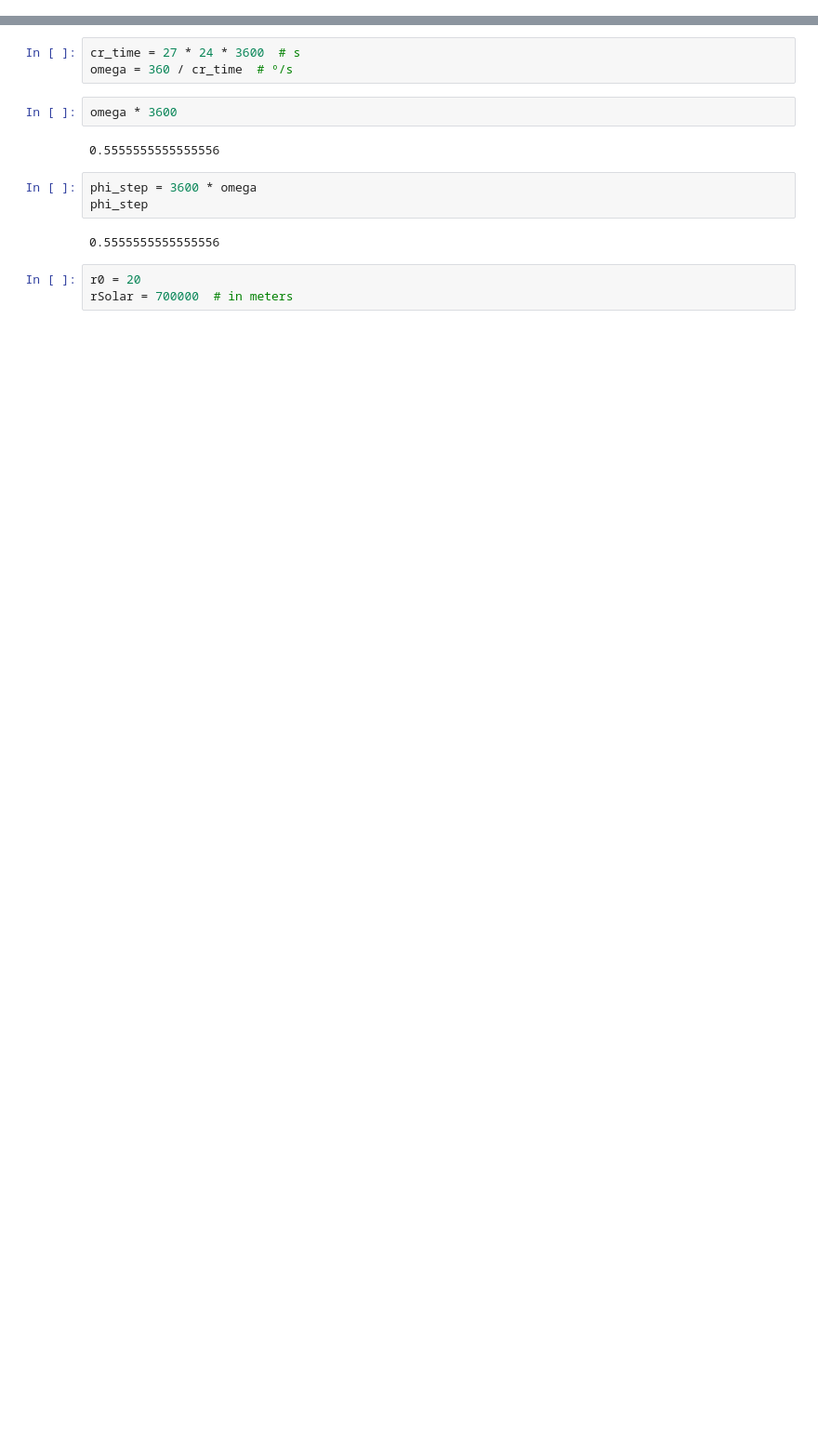
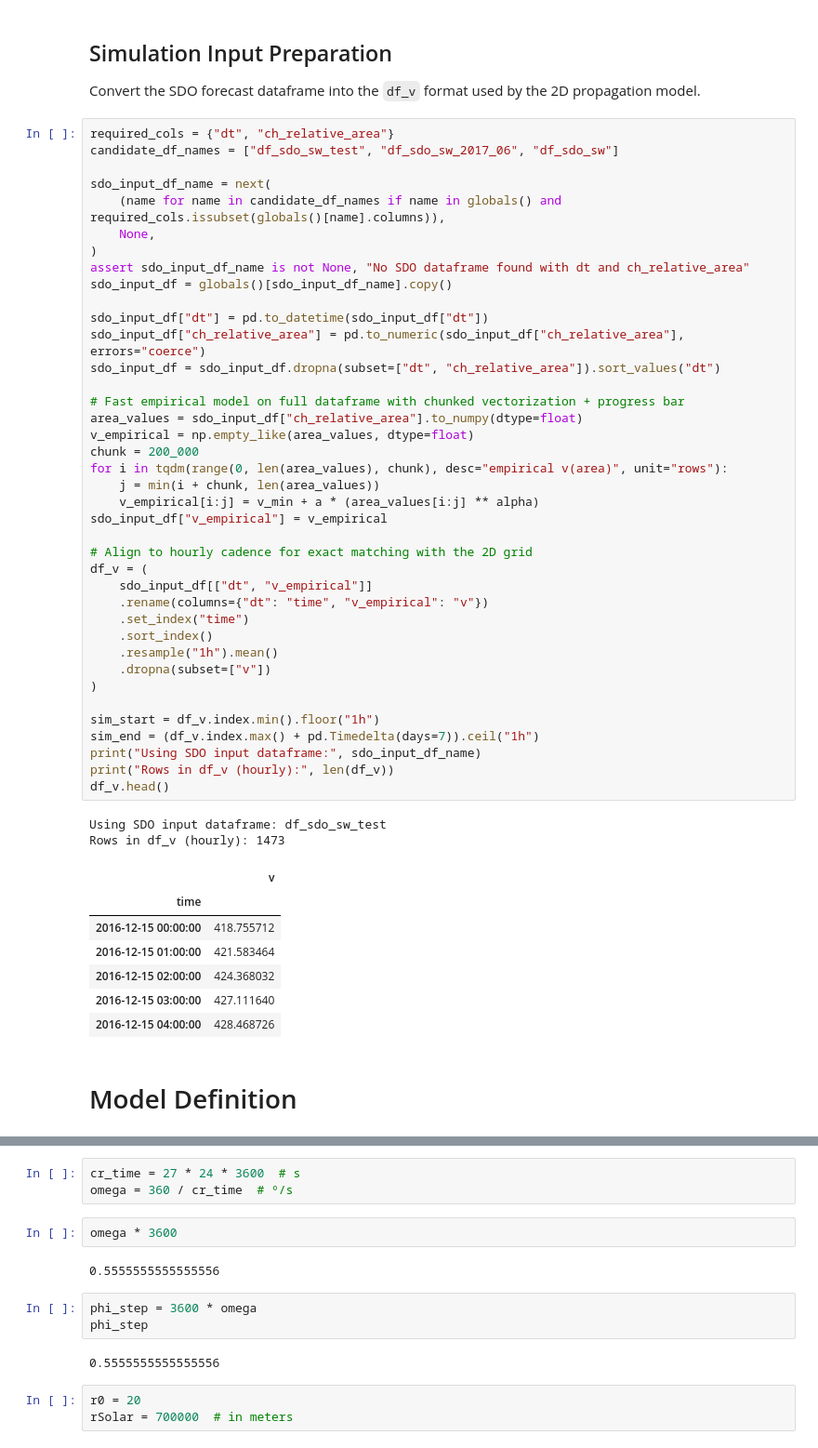
Before and after one commit to oscu0/helio-n, a Jupyter notebook: SW.ipynb, the cells around one changed output, grey strips where cells are left out. Shown at 93% size. Cells and saved outputs as stored; diff of their text form; blank space fills up the shorter version.

```diff
--- a/SW.ipynb
+++ b/SW.ipynb
@@ -26,0 +88,55 @@ AttributeError: Can only use .str accessor with string values!
+# %% [markdown]
+## Simulation Input Preparation
+
+Convert the SDO forecast dataframe into the `df_v` format used by the 2D propagation model.
+# %%
+required_cols = {"dt", "ch_relative_area"}
+candidate_df_names = ["df_sdo_sw_test", "df_sdo_sw_2017_06", "df_sdo_sw"]
+
+sdo_input_df_name = next(
+    (name for name in candidate_df_names if name in globals() and required_cols.issubset(globals()[name].columns)),
+    None,
+)
+assert sdo_input_df_name is not None, "No SDO dataframe found with dt and ch_relative_area"
+sdo_input_df = globals()[sdo_input_df_name].copy()
+
+sdo_input_df["dt"] = pd.to_datetime(sdo_input_df["dt"])
+sdo_input_df["ch_relative_area"] = pd.to_numeric(sdo_input_df["ch_relative_area"], errors="coerce")
+sdo_input_df = sdo_input_df.dropna(subset=["dt", "ch_relative_area"]).sort_values("dt")
+
+# Fast empirical model on full dataframe with chunked vectorization + progress bar
+area_values = sdo_input_df["ch_relative_area"].to_numpy(dtype=float)
+v_empirical = np.empty_like(area_values, dtype=float)
+chunk = 200_000
+for i in tqdm(range(0, len(area_values), chunk), desc="empirical v(area)", unit="rows"):
+    j = min(i + chunk, len(area_values))
+    v_empirical[i:j] = v_min + a * (area_values[i:j] ** alpha)
+sdo_input_df["v_empirical"] = v_empirical
+
+# Align to hourly cadence for exact matching with the 2D grid
+df_v = (
+    sdo_input_df[["dt", "v_empirical"]]
+    .rename(columns={"dt": "time", "v_empirical": "v"})
+    .set_index("time")
+    .sort_index()
+    .resample("1h").mean()
+    .dropna(subset=["v"])
+)
+
+sim_start = df_v.index.min().floor("1h")
+sim_end = (df_v.index.max() + pd.Timedelta(days=7)).ceil("1h")
+print("Using SDO input dataframe:", sdo_input_df_name)
+print("Rows in df_v (hourly):", len(df_v))
+df_v.head()
+# %% [output]
+Using SDO input dataframe: df_sdo_sw_test
+Rows in df_v (hourly): 1473
+|  | v |
+| time |  |
+| 2016-12-15 00:00:00 | 418.755712 |
+| 2016-12-15 01:00:00 | 421.583464 |
+| 2016-12-15 02:00:00 | 424.368032 |
+| 2016-12-15 03:00:00 | 427.111640 |
+| 2016-12-15 04:00:00 | 428.468726 |
+# %% [markdown]
+# Model Definition
```
Also changed, not shown: parts of 50 cells of this notebook.
